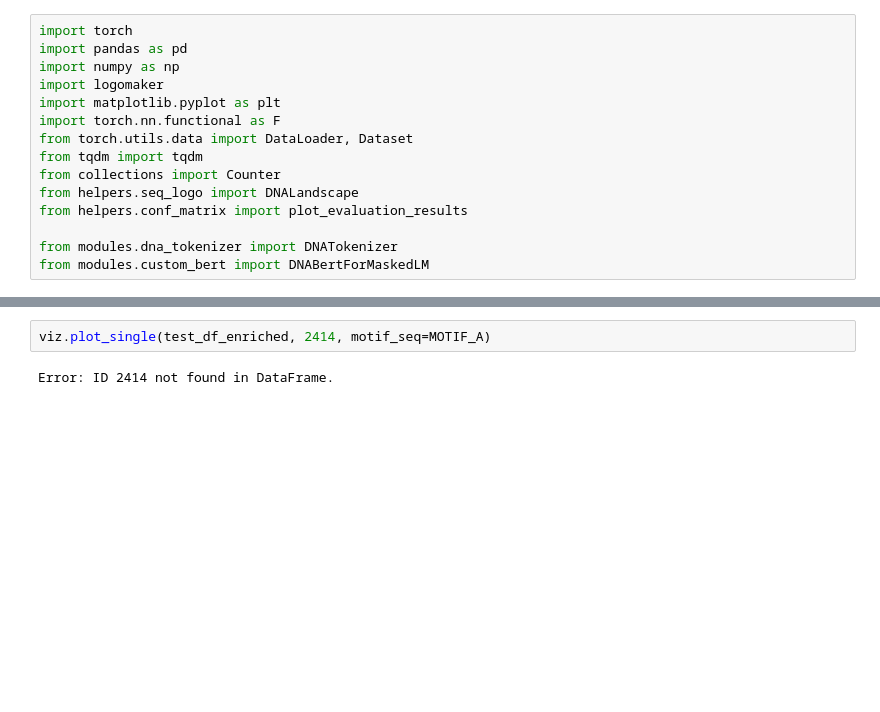
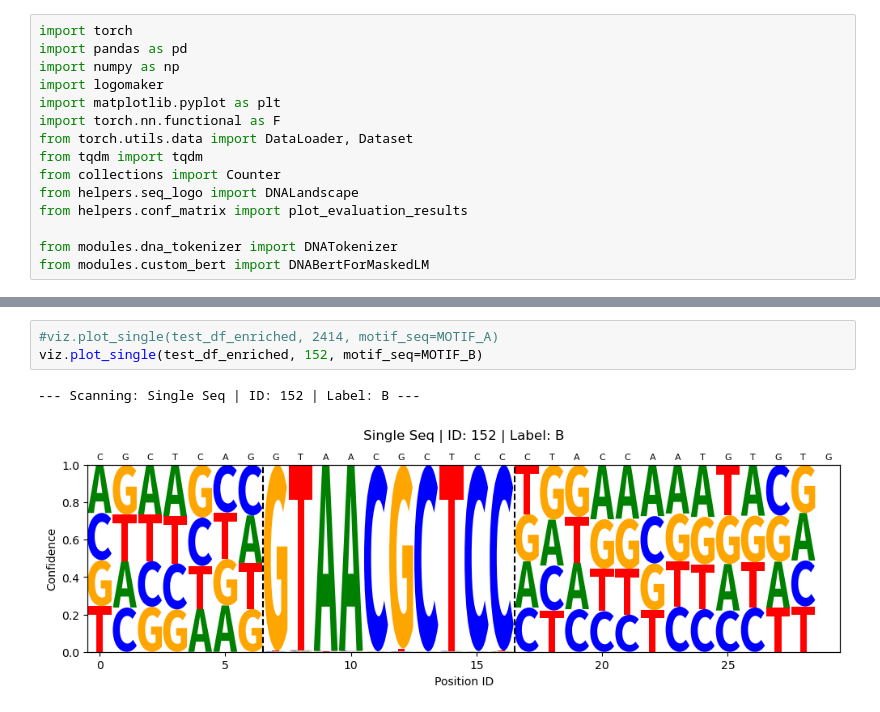
Before and after one commit to LegoCreation/InsDelGLM, a Jupyter notebook: notebooks/first_evaluation.ipynb, the cells around one changed output, grey strips where cells are left out. Saved outputs shown, nothing was run; the diff lists cells and outputs as text; blank space fills up the shorter version.

```diff
--- a/notebooks/first_evaluation.ipynb
+++ b/notebooks/first_evaluation.ipynb
@@ -301,7 +347,9 @@ Done!
 # %%
-viz.plot_single(test_df_enriched, 2414, motif_seq=MOTIF_A)
+#viz.plot_single(test_df_enriched, 2414, motif_seq=MOTIF_A)
+viz.plot_single(test_df_enriched, 152, motif_seq=MOTIF_B)
 # %% [output]
-Error: ID 2414 not found in DataFrame.
+--- Scanning: Single Seq | ID: 152 | Label: B ---
+[figure, added]
 # %%
 def generate_motif_statistics_optimized(model, tokenizer, df_enriched, motif_name, motif_seq):
     """
```
Also changed, not shown: parts of 14 cells of this notebook, 14 other files.
